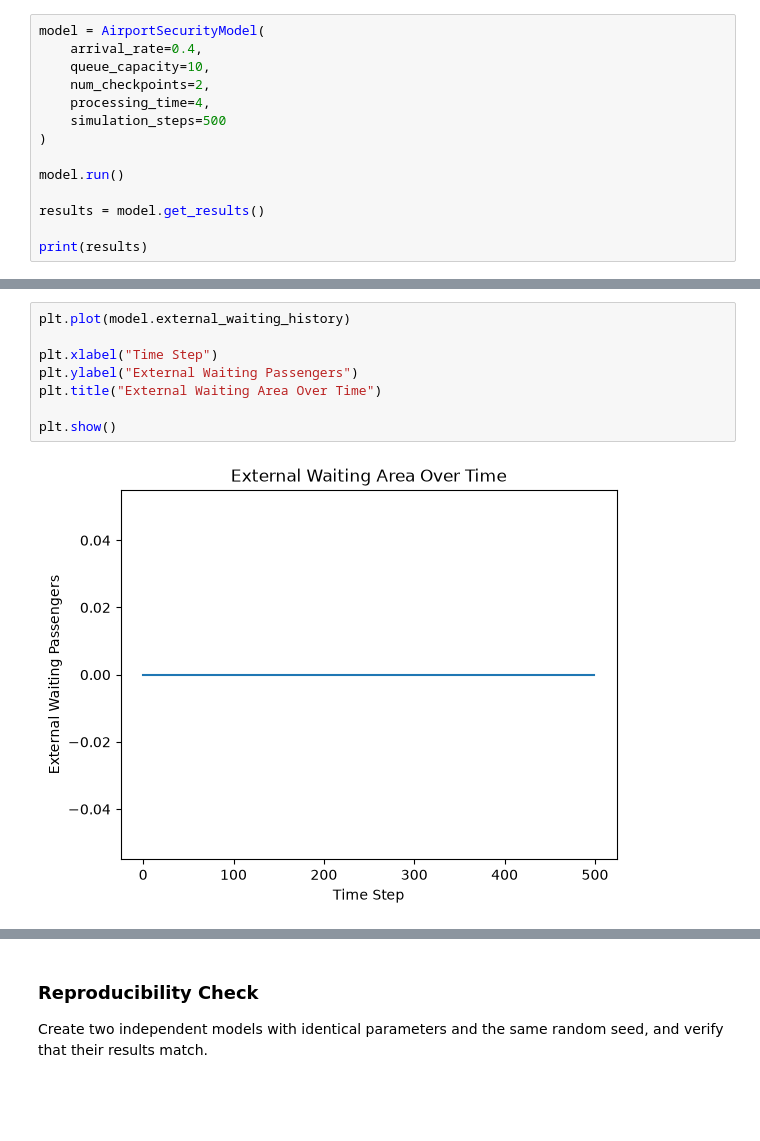
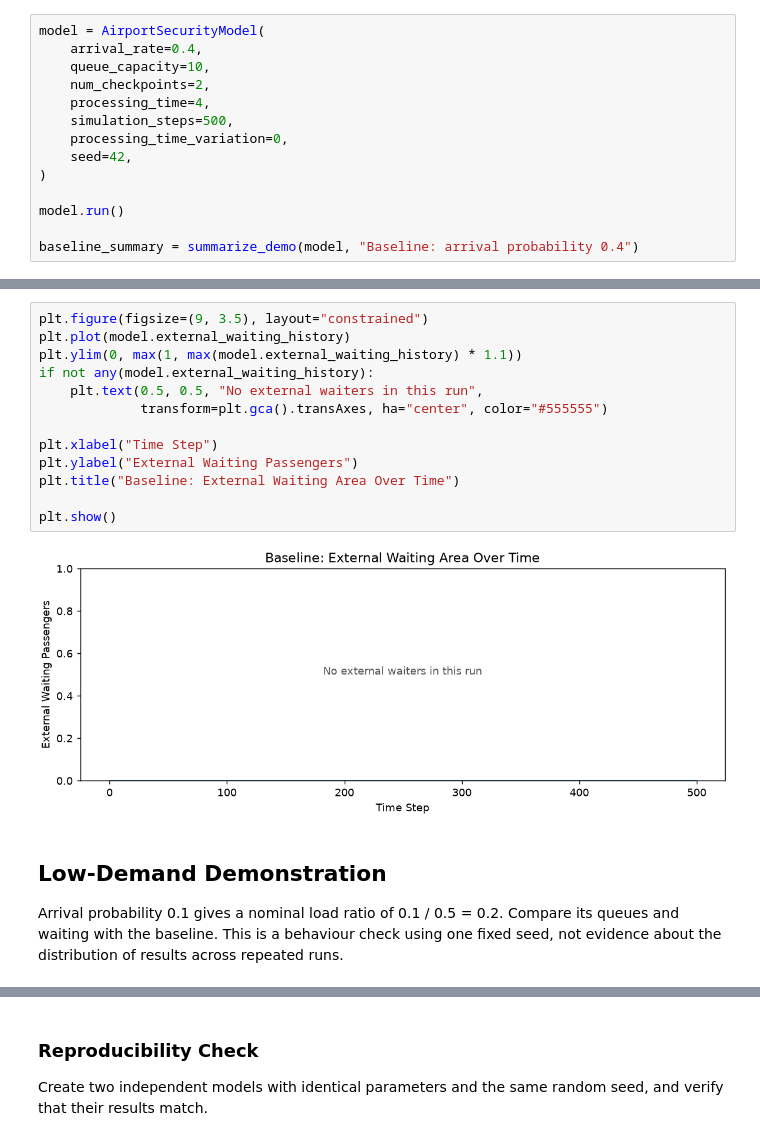
Before and after one commit to xAmyyang/4403Computational-Modelling, a Jupyter notebook: notebooks/airport_security_model.ipynb, the cells around one changed output, grey strips where cells are left out. Saved outputs shown, nothing was run; the diff lists cells and outputs as text; blank space fills up the shorter version.

```diff
--- a/notebooks/airport_security_model.ipynb
+++ b/notebooks/airport_security_model.ipynb
@@ -20,12 +91,12 @@ model = AirportSecurityModel(
     queue_capacity=10,
     num_checkpoints=2,
     processing_time=4,
-    simulation_steps=500
+    simulation_steps=500,
+    processing_time_variation=0,
+    seed=42,
 )
 
 model.run()
 
-results = model.get_results()
-
-print(results)
+baseline_summary = summarize_demo(model, "Baseline: arrival probability 0.4")
 # %% [output]
@@ -43,13 +126,22 @@ plt.show()
 # %%
+plt.figure(figsize=(9, 3.5), layout="constrained")
 plt.plot(model.external_waiting_history)
+plt.ylim(0, max(1, max(model.external_waiting_history) * 1.1))
+if not any(model.external_waiting_history):
+    plt.text(0.5, 0.5, "No external waiters in this run",
+             transform=plt.gca().transAxes, ha="center", color="#555555")
 
 plt.xlabel("Time Step")
 plt.ylabel("External Waiting Passengers")
-plt.title("External Waiting Area Over Time")
+plt.title("Baseline: External Waiting Area Over Time")
 
 plt.show()
 # %% [output]
-[figure, old version]
+[figure, new version]
+# %% [markdown]
+## Low-Demand Demonstration
+
+Arrival probability 0.1 gives a nominal load ratio of 0.1 / 0.5 = 0.2. Compare its queues and waiting with the baseline. This is a behaviour check using one fixed seed, not evidence about the distribution of results across repeated runs.
 # %%
 low_model = AirportSecurityModel(
     arrival_rate=0.1,
```
Also changed, not shown: parts of 14 cells of this notebook.
